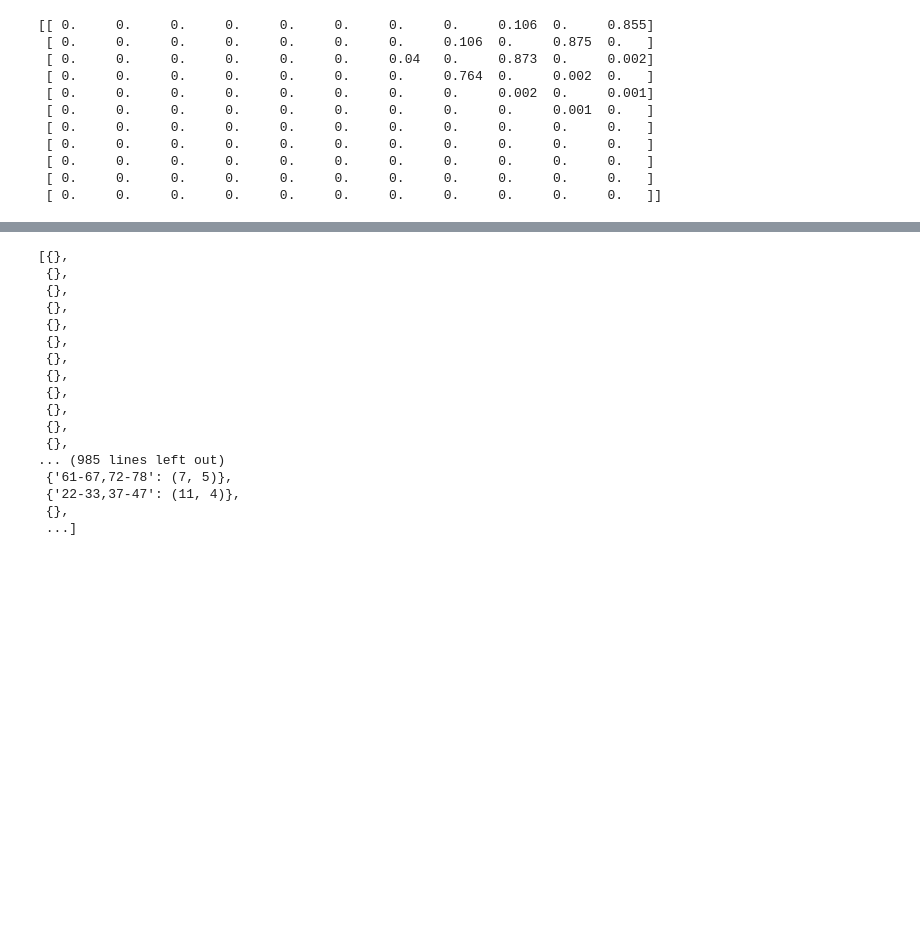
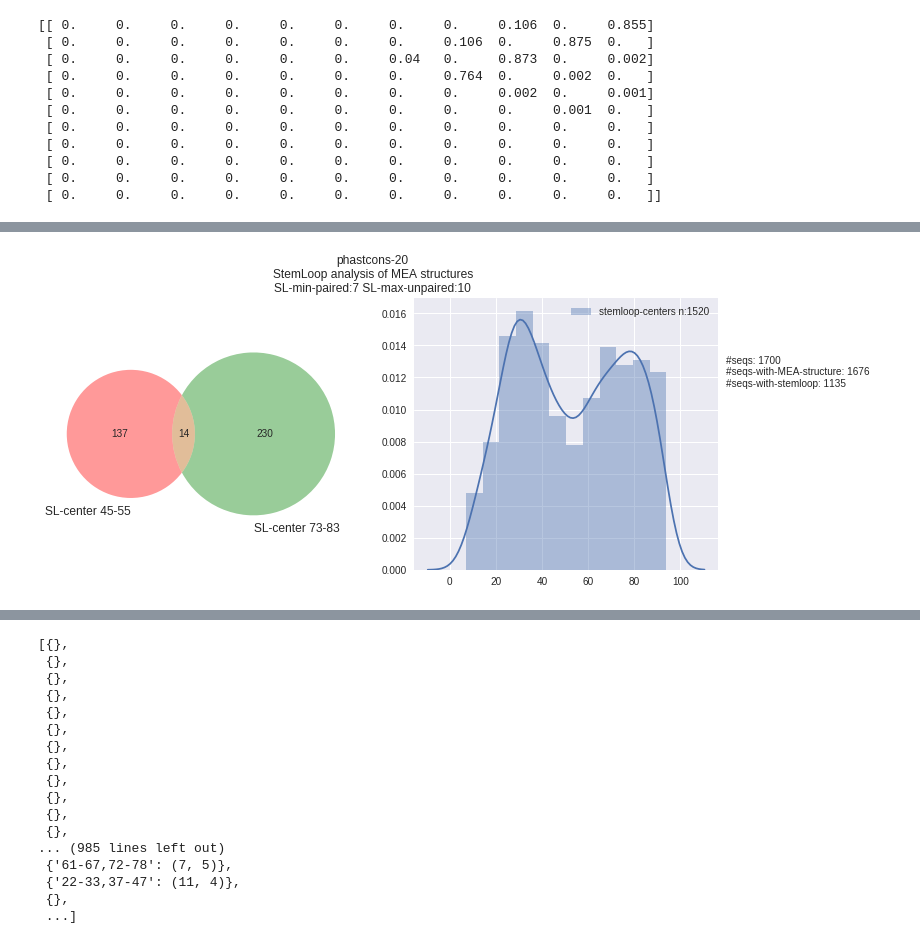
Before and after one commit to mmiladi/mmfold, a Jupyter notebook: local_dotplot/Average_dotplots.ipynb, the cells around one changed output, grey strips where cells are left out. Saved outputs shown, nothing was run; the diff lists cells and outputs as text; code cells hidden in the pictures; blank space fills up the shorter version.

Commit message:
Stem-loop extraction, venn plot

```diff
--- a/local_dotplot/Average_dotplots.ipynb
+++ b/local_dotplot/Average_dotplots.ipynb
@@ -182,0 +91,17 @@ WARNING: No basepair with prob larger than 0.5
+# %%
+import pandas as pd
+def fasta_to_df(fasta_file, add_shuffle=True,add_bpmat=True):
+    seq_recs = list(SeqIO.parse(fasta_file, format='fasta'))
+    df_fasta = pd.DataFrame(index=[r.id for r in seq_recs])
+
+    df_fasta['sequence'] = [str(s.seq).replace('T','U').replace('t','u') for s in seq_recs]
+    if add_shuffle:
+        df_fasta['sequence-shuffled'] = [dinuclShuffle(s.upper().replace('T','U')) for s in df_fasta['sequence']]
+    if add_bpmat:
+        df_fasta['bp-matrix'] = [getBPPM(s) for s in df_fasta['sequence']]
+        if add_shuffle:
+            df_fasta['bp-matrix-shuffled'] = [getBPPM(s) for s in df_fasta['sequence-shuffled']]
+    return df_fasta
+fasta_phast20 = '/home/milad/1workspace/GalaxyGraphClust/Staufen/commonfold/stau-phastcons0.2-mergedoverlaps-Galaxy1-[Extract_Genomic_DNA_on_data_1].fasta'
+mydf = fasta_to_df(fasta_phast20)
+mydf
@@ -182,0 +202,63 @@ WARNING: No basepair with prob larger than 0.5
+# %%
+%matplotlib inline
+from matplotlib import pyplot as plt
+import re
+import seaborn as sns
+
+def filter_stemsd_list(sdl, max_inner_distance=10, min_stem_length=4):
+    sdl_filt = list()
+    for sd in sdl:
+        #print sd
+        sd_filt ={k:sd[k] for k in sd if sd[k][0]>=min_stem_length and sd[k][1]<=max_inner_distance}
+        #print sd_filt
+        #print
+        sdl_filt.append(sd_filt)
+    return sdl_filt
+
+from matplotlib_venn import venn2#, venn3_circles
+def plot_venn(stems, rangeA = (45,55), rangeB = (73,83), ax=None):
+    setinA, setinB = set(), set()
+
+    for ids, sdic in enumerate(stems):
+        centers = [int(re.split("\D+", k)[1]) + (int(re.split("\D+", k)[2]) - int(re.split("\D+", k)[1]))/2 for k in sdic]
+        inA = 0 < len([c for c in centers if rangeA[0]<=c<=rangeA[1]])
+        inB = 0 < len([c for c in centers if rangeB[0]<=c<=rangeB[1]])
+        if inA:
+            setinA.add(ids)
+        if inB:
+            setinB.add(ids)
+
+    venn2([setinA, setinB], set_labels =['SL-center {}-{}'.format(*rangeA),'SL-center {}-{}'.format(*rangeB)],ax=ax)
+
+def plot_stems_loc(stemdl_nonfilt, title='',filt=False, max_inner_distance=10, min_stem_length=7, venn=True):
+    if filt is True:
+        stemdl = filter_stemsd_list(stemdl_nonfilt)
+    else:
+        stemdl = stemdl_nonfilt
+    fig, axes = plt.subplots(ncols=2,figsize=(12,5))
+    #starts = [ int(re.split("\D+", k)[1]) for sd in stemdl for k in sd  if len(sd)>0 ]
+    #sns.distplot(starts, ax=ax,label='starts')
+    #ends = [ int(re.split("\D+", k)[2]) for sd in stemdl for k in sd  if len(sd)>0 ]
+    #sns.distplot(ends,ax=ax,label='ends')
+
+    centers = [ int(re.split("\D+", k)[1]) + (int(re.split("\D+", k)[2]) - int(re.split("\D+", k)[1]))/2 for sd in stemdl for k in sd  if len(sd)>0 ]
+    #print centers
+    sns.distplot(centers,ax=axes[1],label='stemloop-centers n:{}'.format(len(centers)))
+    axes[1].legend()
+    axes[1].text(x = 120, y=0.01, s='#seqs: {}\n#seqs-with-MEA-structure: {}\n#seqs-with-stemloop: {}\n\n     '.format(len(stemdl_nonfilt),
+                                                                                  len([sd for sd in stemdl_nonfilt if len(sd)>0]),
+                                                                                  len([sd for sd in stemdl if len(sd)>0]),
+
+                                                                                                                          ),
+            horizontalalignment='left',
+                )
+    if venn is True:
+        plot_venn(stemdl,ax=axes[0])
+    fig.suptitle(title + '\nStemLoop analysis of MEA structures\n' +   'SL-min-paired:{} SL-max-unpaired:{}'.format(min_stem_length,max_inner_distance)
+                , y=1.0)
+stems = [walk_basepairs_get_stems(s) for s in mydf['bp-matrix']]
+# plot_stems_loc(stems)
+# plot_stems_loc(stems,filt=False)
+plot_stems_loc(stems,title='phastcons-20',filt=True)
+# %% [output]
+[figure, added]
```
Also changed, not shown: parts of 19 cells of this notebook.
